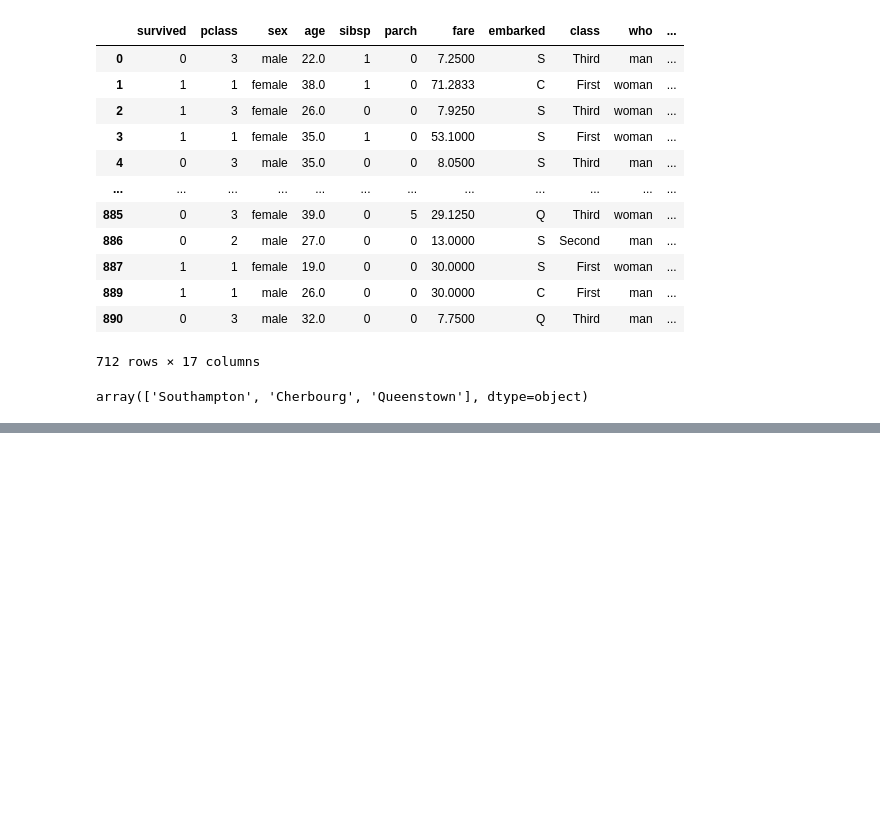
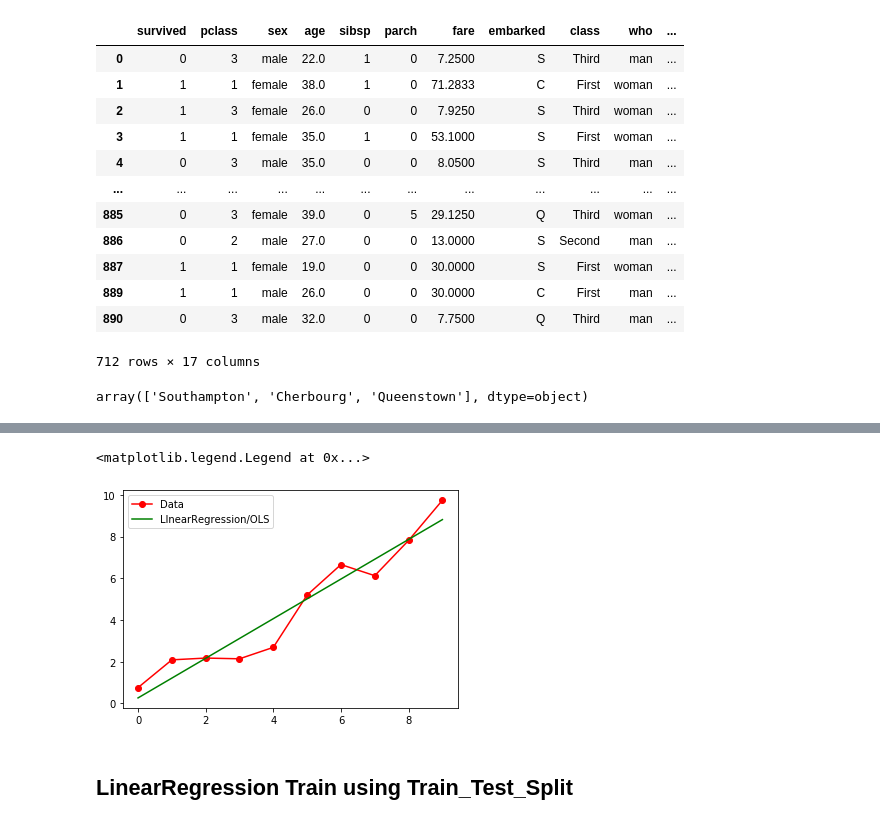
Before and after one commit to ridhoaryo/modul3_linear_reg_1, a Jupyter notebook: Materi_Linear_Regression.ipynb, the cells around one changed output, grey strips where cells are left out. Drawn from its saved outputs; the diff is of its cells as text; code cells hidden in the pictures; blank space fills up the shorter version.

```diff
--- a/Materi_Linear_Regression.ipynb
+++ b/Materi_Linear_Regression.ipynb
@@ -1469,0 +1662,3 @@ array(['Southampton', 'Cherbourg', 'Queenstown'], dtype=object)
+# %%
+df['y_pred'] = model.predict(df[['x']])
+df
@@ -1469,0 +1677,9 @@ array(['Southampton', 'Cherbourg', 'Queenstown'], dtype=object)
+# %%
+plt.plot(df['x'], df['y'], 'ro-')
+plt.plot(df['x'], df['y_pred'], 'g-')
+plt.legend(['Data', 'LInearRegression/OLS'])
+# %% [output]
+<matplotlib.legend.Legend at 0x...>
+[figure, added]
+# %% [markdown]
+## LinearRegression Train using Train_Test_Split
```
Also changed, not shown: parts of 41 cells of this notebook.
